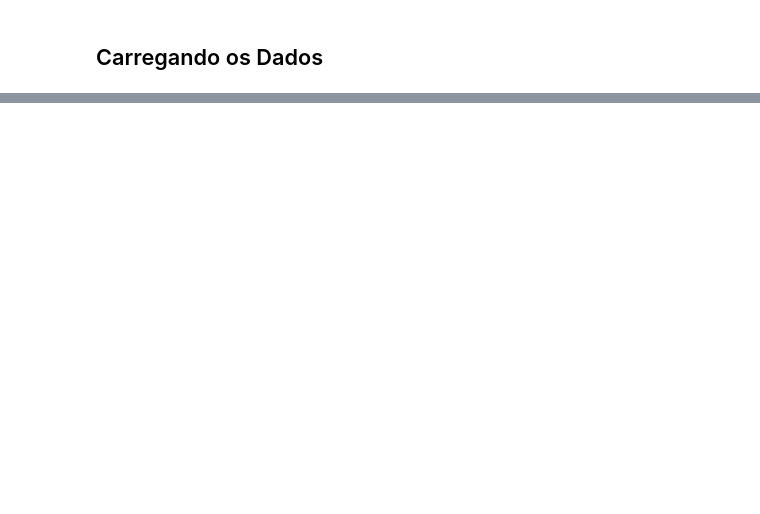
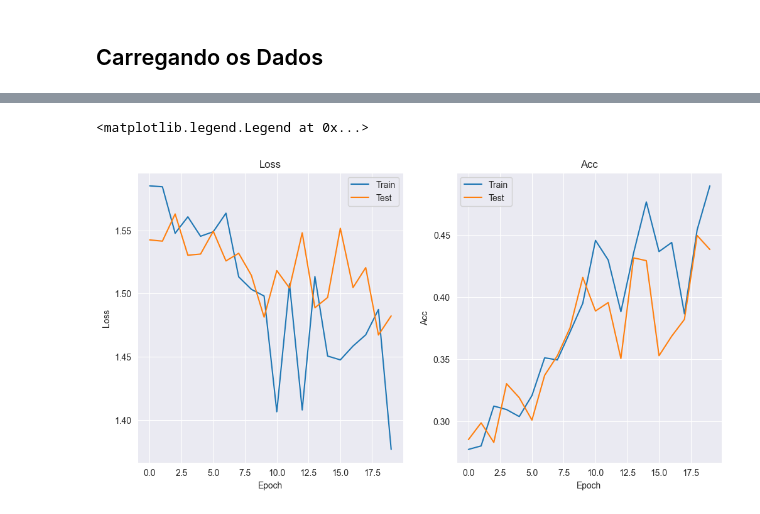
Before and after one commit to z-fab/postech-data-analytics, a Jupyter notebook: f5-deep-learning/m1-deep-reinforcement-learning/notebook-aula4.ipynb, the cells around one changed output, grey strips where cells are left out. Saved outputs shown, nothing was run; the diff lists cells and outputs as text; code cells hidden in the pictures; blank space fills up the shorter version.

```diff
--- a/f5-deep-learning/m1-deep-reinforcement-learning/notebook-aula4.ipynb
+++ b/f5-deep-learning/m1-deep-reinforcement-learning/notebook-aula4.ipynb
@@ -33,0 +440,5 @@ df_raw.sample(5)
+# %%
+loss_fn = nn.CrossEntropyLoss()
+optimizer = torch.optim.Adam(model.parameters(), lr=0.001)
+
+epoch_loss_train, epoch_loss_test, epoch_acc_train, epoch_acc_test = fit(train_loader, test_loader, model, 20)
@@ -33,0 +463,20 @@ df_raw.sample(5)
+# %%
+plt.figure(figsize=(12, 6))
+plt.subplot(1, 2, 1)
+plt.plot(epoch_loss_train, label='Train')
+plt.plot(epoch_loss_test, label='Test')
+plt.title('Loss')
+plt.xlabel('Epoch')
+plt.ylabel('Loss')
+plt.legend()
+
+plt.subplot(1, 2, 2)
+plt.plot(epoch_acc_train, label='Train')
+plt.plot(epoch_acc_test, label='Test')
+plt.title('Acc')
+plt.xlabel('Epoch')
+plt.ylabel('Acc')
+plt.legend()
+# %% [output]
+<matplotlib.legend.Legend at 0x...>
+[figure, added]
```
Also changed, not shown: parts of 32 cells of this notebook, 2 other files.
